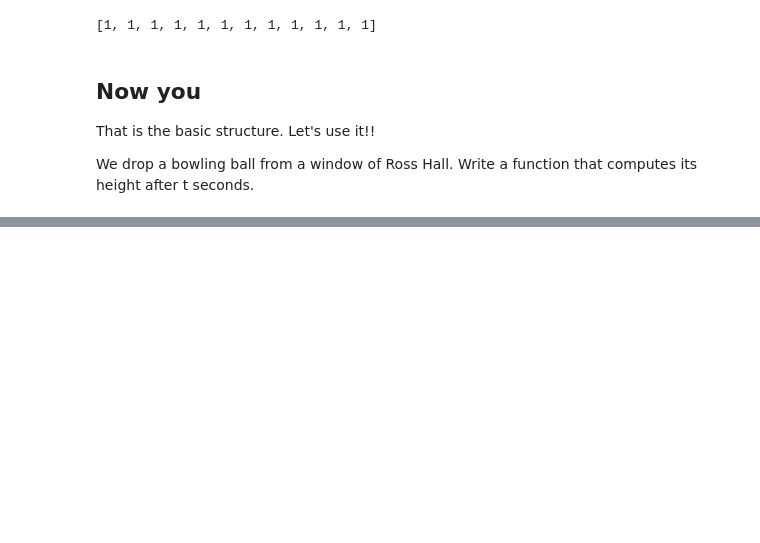
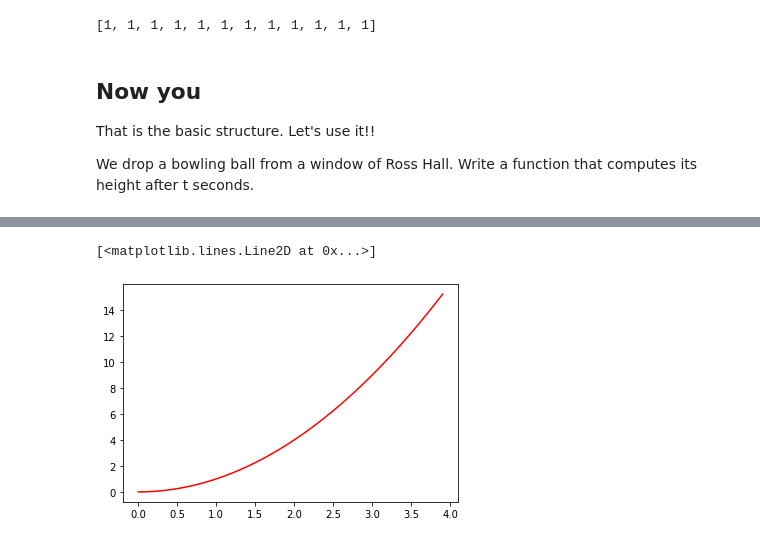
Before and after one commit to virgilpierce/CS_120, a Jupyter notebook: Week 1 - Introduction.ipynb, the cells around one changed output, grey strips where cells are left out. Drawn from its saved outputs; the diff is of its cells as text; code cells hidden in the pictures; blank space fills up the shorter version.

```diff
--- a/Week 1 - Introduction.ipynb
+++ b/Week 1 - Introduction.ipynb
@@ -253,0 +351,5 @@ So we have learned about built-in function and operators; variables; and learned
+# %%
+# The first argument of numpy.arange is the starting point; the second is the ending point; and the third is the distance between each point
+# in the mesh
+inputs = np.arange(0, 4, 0.1)
+outputs = [ x**2 for x in inputs ]
@@ -253,0 +363,5 @@ So we have learned about built-in function and operators; variables; and learned
+# %%
+plt.plot(inputs, outputs, 'r-')
+# %% [output]
+[<matplotlib.lines.Line2D at 0x...>]
+[figure, added]
```
Also changed, not shown: parts of 24 cells of this notebook, 1 other file.
